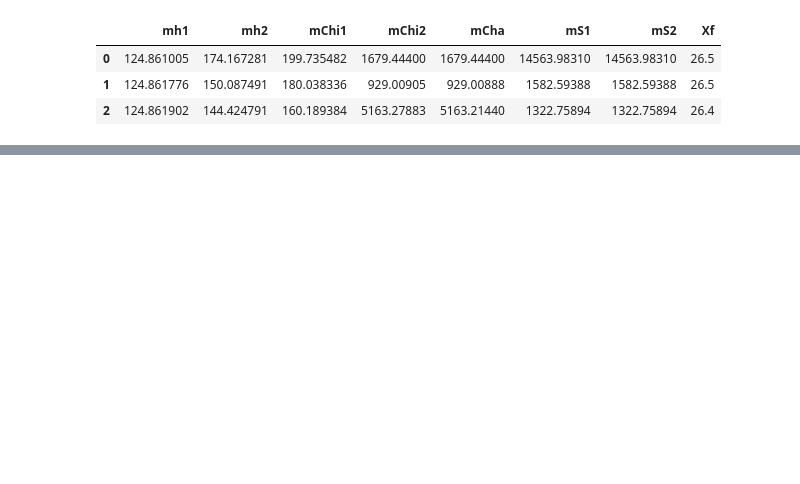
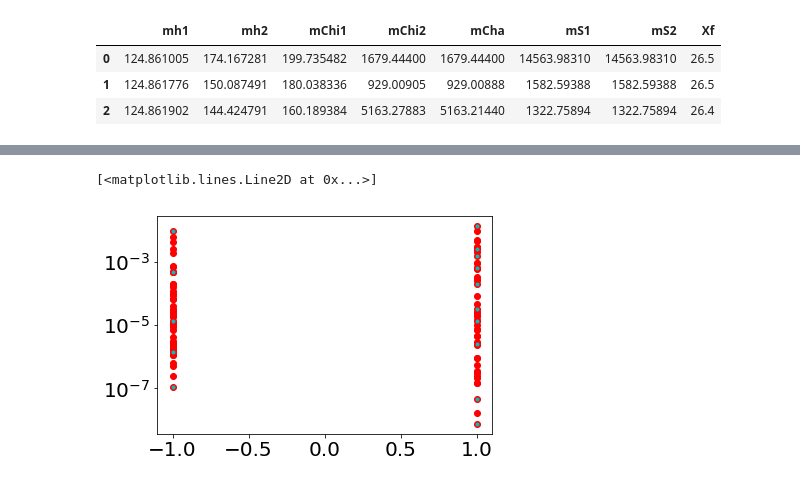
Before and after one commit to anferivera/SDdiracDM, a Jupyter notebook: run_model_relic_density-p-wave.ipynb, the cells around one changed output, grey strips where cells are left out. Saved outputs shown, nothing was run; the diff lists cells and outputs as text; code cells hidden in the pictures; blank space fills up the shorter version.

```diff
--- a/run_model_relic_density-p-wave.ipynb
+++ b/run_model_relic_density-p-wave.ipynb
@@ -197,0 +223,6 @@ h2[['mh1','mh2','mChi1','mChi2','mCha','mS1','mS2','Xf']][:3]
+# %%
+plt.semilogy(h2.XV12, h2.XV11, 'ro')
+plt.semilogy(kk.XV12, kk.XV11, 'c.')
+# %% [output]
+[<matplotlib.lines.Line2D at 0x...>]
+[figure, added]
```
Also changed, not shown: parts of 21 cells of this notebook, 1 other file.
